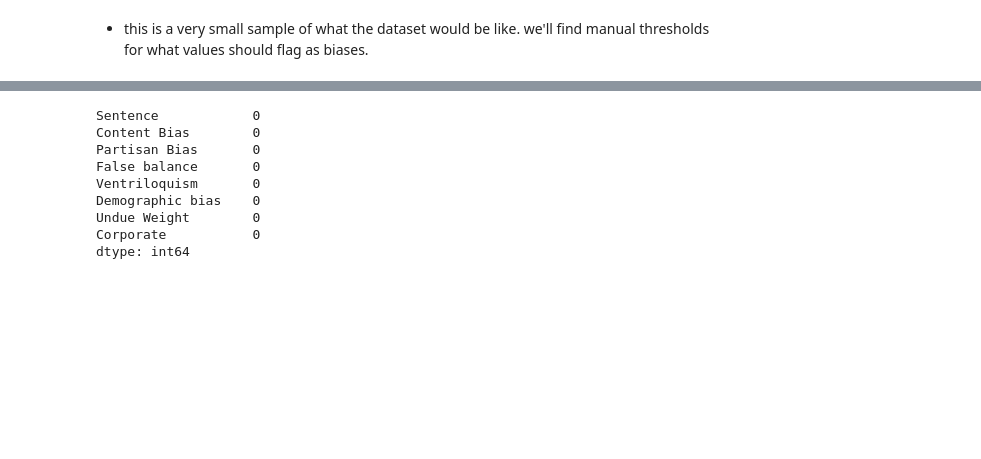
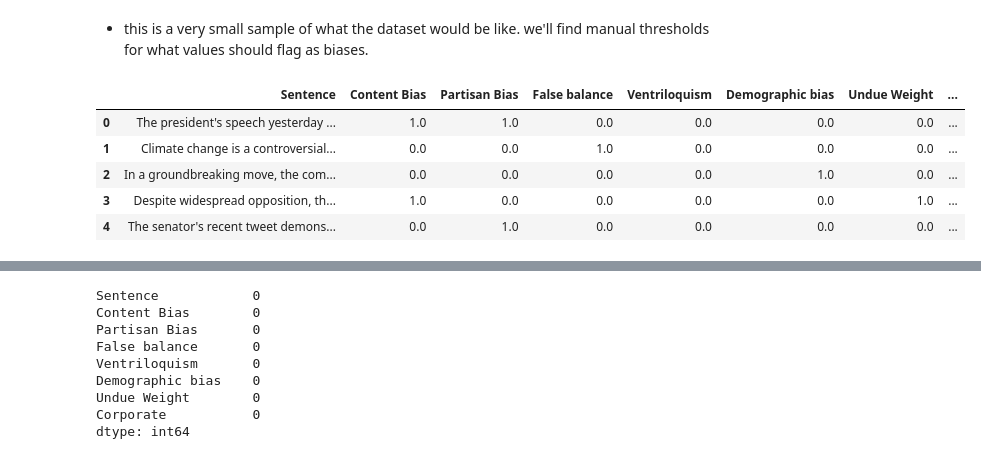
Before and after one commit to 7Zenox/talewind, a Jupyter notebook: AI/NewModelExperimentation.ipynb, the cells around one changed output, grey strips where cells are left out. Cells and saved outputs as stored; diff of their text form; code cells hidden in the pictures; blank space fills up the shorter version.

```diff
--- a/AI/NewModelExperimentation.ipynb
+++ b/AI/NewModelExperimentation.ipynb
@@ -156,3 +166,13 @@ sample_dataset.head()
+# %%
+sample_dataset = pd.concat([sample_dataset, add], axis=0)
+sample_dataset.head()
+# %% [output]
+|  | Sentence | Content Bias | Partisan Bias | False balance | Ventriloquism | Demographic bias | Undue Weight | ... |
+| 0 | The president's speech yesterday ... | 1.0 | 1.0 | 0.0 | 0.0 | 0.0 | 0.0 | ... |
+| 1 | Climate change is a controversial... | 0.0 | 0.0 | 1.0 | 0.0 | 0.0 | 0.0 | ... |
+| 2 | In a groundbreaking move, the com... | 0.0 | 0.0 | 0.0 | 0.0 | 1.0 | 0.0 | ... |
+| 3 | Despite widespread opposition, th... | 1.0 | 0.0 | 0.0 | 0.0 | 0.0 | 1.0 | ... |
+| 4 | The senator's recent tweet demons... | 0.0 | 1.0 | 0.0 | 0.0 | 0.0 | 0.0 | ... |
 # %%
 sample_dataset.shape
 # %% [output]
```
Also changed, not shown: parts of 25 cells of this notebook, 2 other files.
